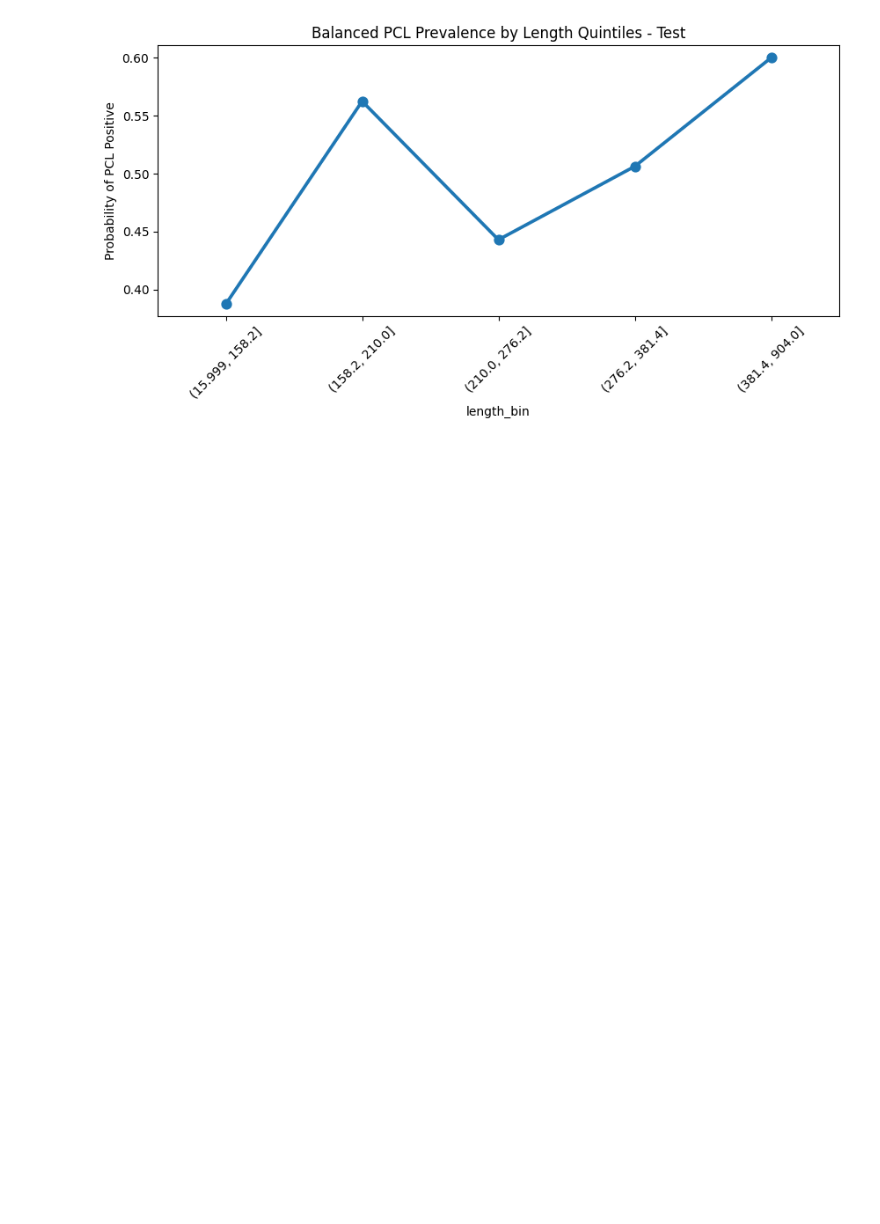
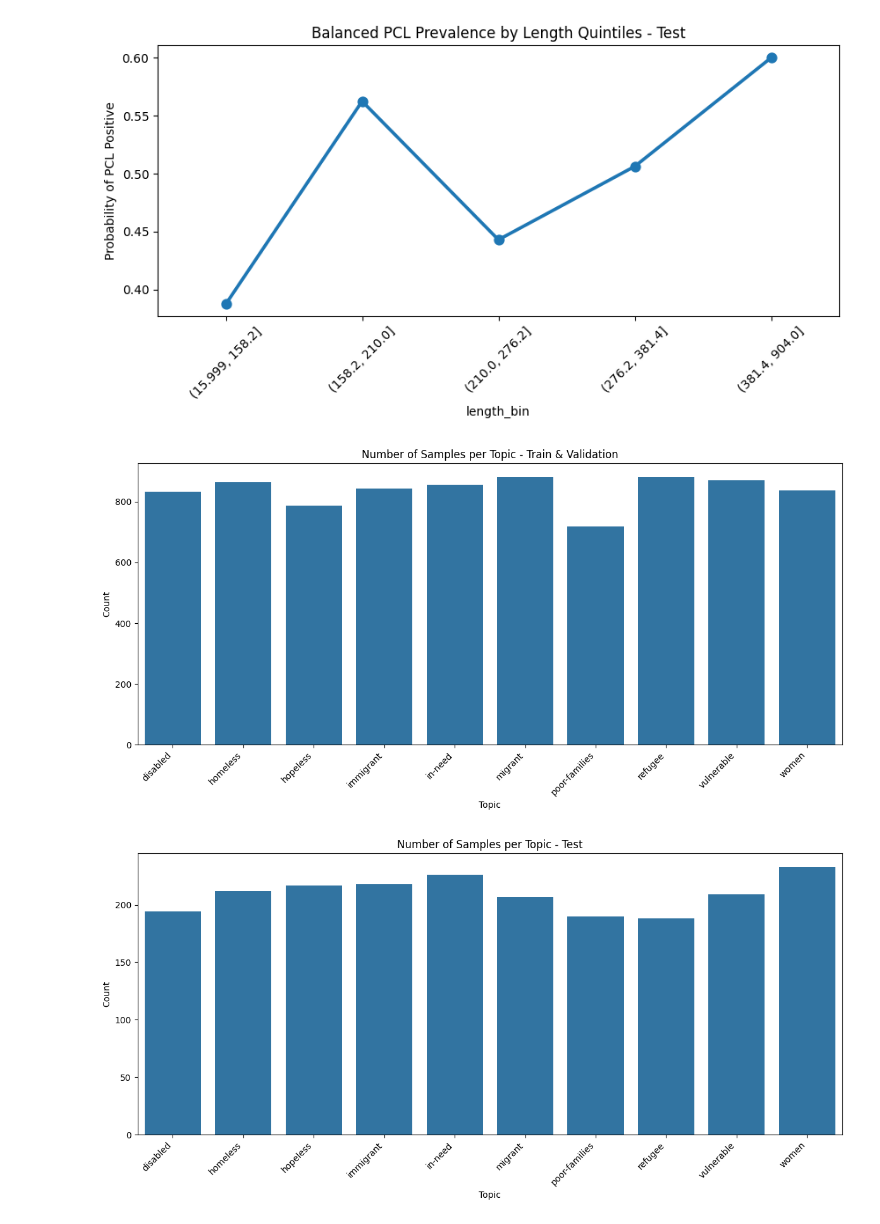
Before and after one commit to Hasasasaki/semeval_2022_task_4, a Jupyter notebook: data_analysis.ipynb, the cells around one changed output. Saved outputs shown, nothing was run; the diff lists cells and outputs as text; code cells hidden in the pictures; blank space fills up the shorter version.

Commit message:
analysis on each topic

```diff
--- a/data_analysis.ipynb
+++ b/data_analysis.ipynb
@@ -211,3 +194,21 @@ Train & Validation: Balanced Point-biserial: r=0.064 (p=0.0107)
 [figure]
 Test: Balanced Point-biserial: r=0.109 (p=0.0304)
 [figure]
+# %%
+def plot_topic_distribution(df, name):
+    plt.figure(figsize=(12, 6))
+    topic_counts = df['topic'].value_counts().sort_index()
+    sns.barplot(x=topic_counts.index, y=topic_counts.values)
+    plt.title(f'Number of Samples per Topic - {name}')
+    plt.xlabel('Topic')
+    plt.ylabel('Count')
+    plt.xticks(rotation=45, ha='right')
+    plt.tight_layout()
+    plt.show()
+
+# Analyze both datasets
+for df, name in [(train_val_df, 'Train & Validation'), (test_df, 'Test')]:
+    plot_topic_distribution(df, name)
+# %% [output]
+[figure, added]
+[figure, added]
```
Also changed, not shown: parts of 3 cells of this notebook.
